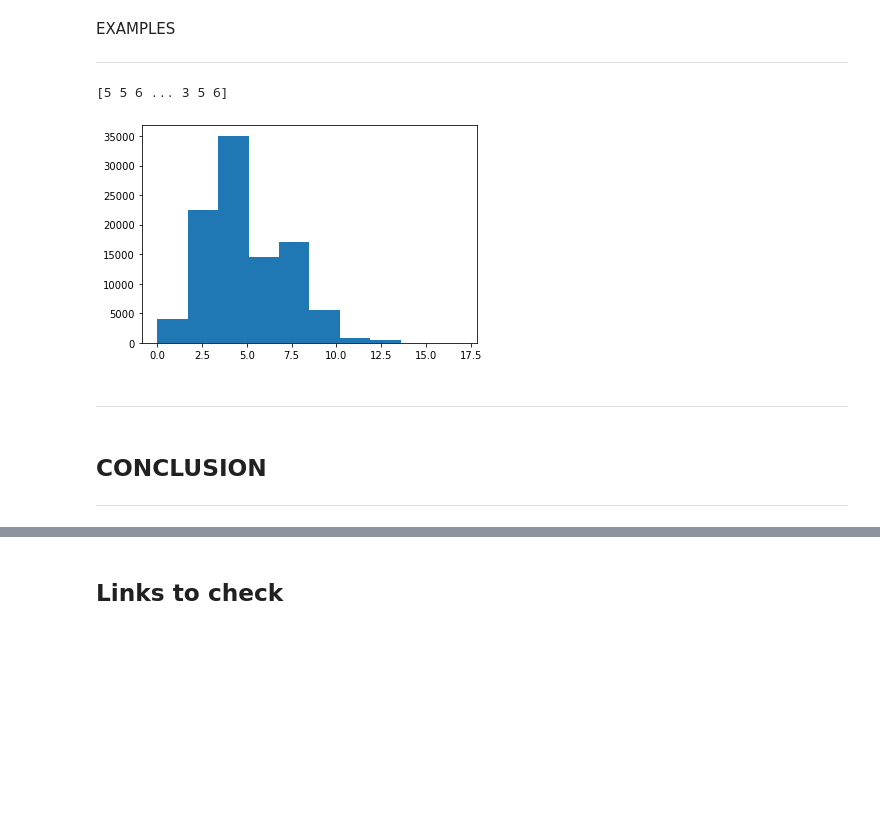
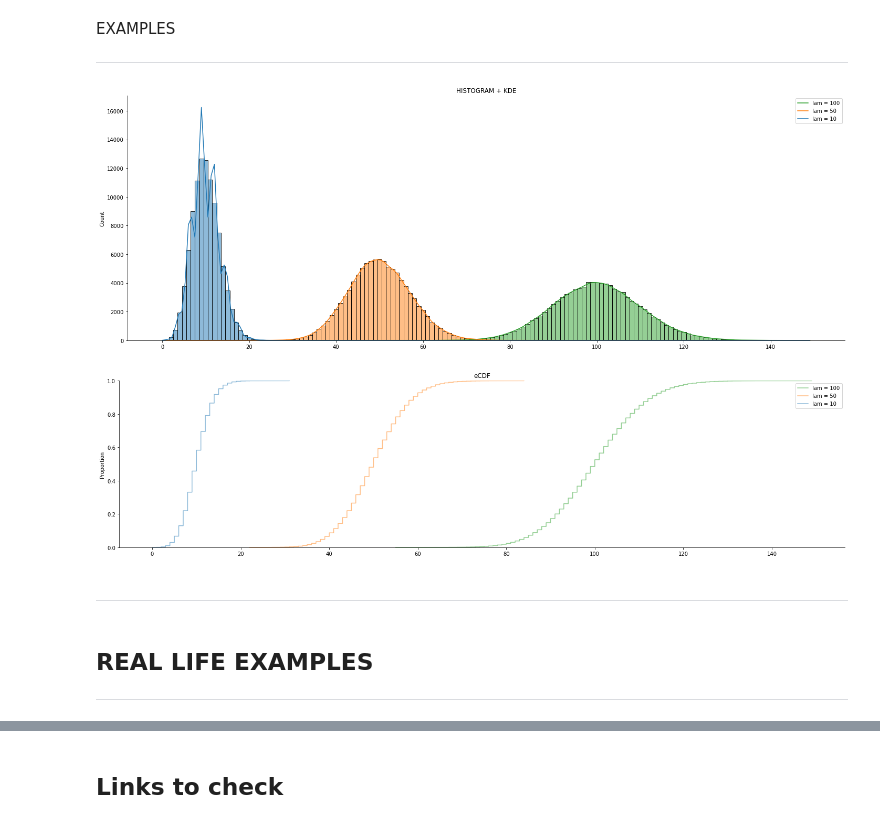
Before and after one commit to AnteDujic/Programming-for-Data-Analysis, a Jupyter notebook: numpy-random.ipynb, the cells around one changed output, grey strips where cells are left out. Drawn from its saved outputs; the diff is of its cells as text; code cells hidden in the pictures; blank space fills up the shorter version.

```diff
--- a/numpy-random.ipynb
+++ b/numpy-random.ipynb
@@ -781,17 +908,26 @@ Poisson distribution is a probability distribution that is used to show how many
 EXAMPLES
 ***
 # %%
-s_poi = (rng.poisson(5, 100000))
-print(s_poi)
-plt.hist (s_poi)
+s_poi = (rng.poisson(10, 100000))
+s1_poi = (rng.poisson(50, 100000))
+s2_poi = (rng.poisson(100, 100000))
+
+sns.displot ([s_poi, s1_poi, s2_poi], height=7, aspect=20/7, alpha = 0.5, kde = True, discrete = True, legend = False)
+plt.title("HISTOGRAM + KDE")
+plt.legend(["lam = 100", "lam = 50", "lam = 10"])
 plt.show()
+print("\n\n")
+sns.displot ([s_poi, s1_poi, s2_poi], height=5, aspect=20/5, alpha = 0.5, kind = "ecdf", legend = False)
+plt.title("eCDF")
+plt.legend(["lam = 100", "lam = 50", "lam = 10"])
+plt.show()
 # %% [output]
-[5 5 6 ... 3 5 6]
-[figure, old version]
+[figure, new version]
+[figure, added]
 # %% [markdown]
 ***
 # %% [markdown]
-## CONCLUSION
+## REAL LIFE EXAMPLES
 ***
 # %% [markdown]
 ## REFERENCES
```
Also changed, not shown: parts of 51 cells of this notebook.
